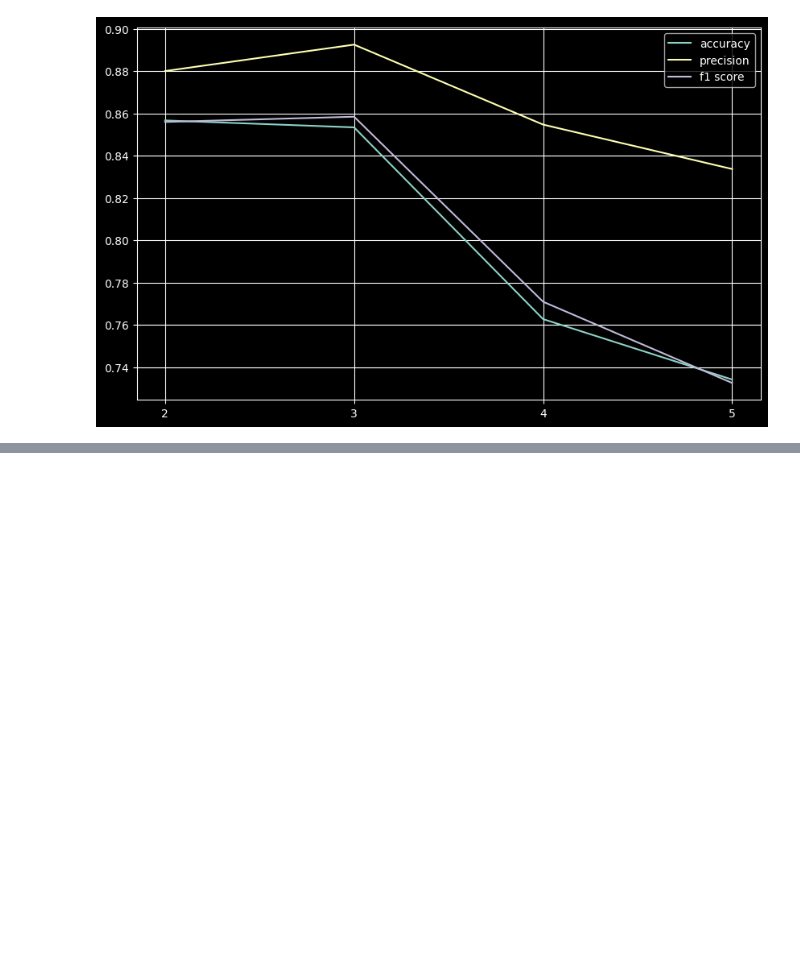
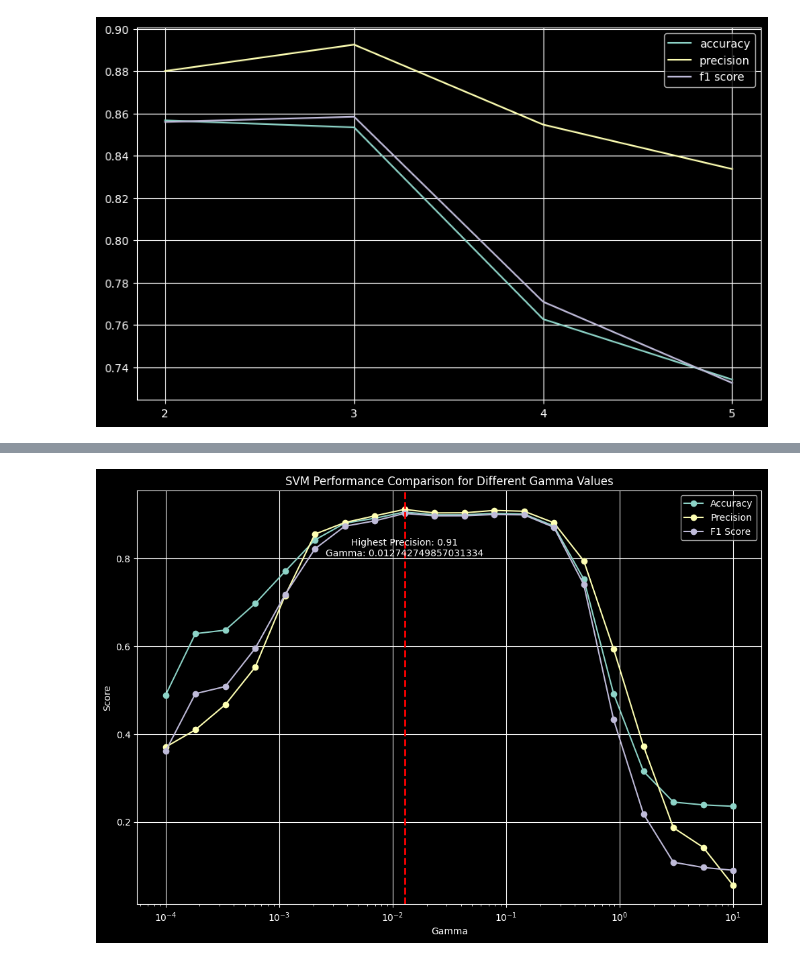
Before and after one commit to VDdotexe/Weekend_Scratching, a Jupyter notebook: case_studies/SVM.ipynb, the cells around one changed output, grey strips where cells are left out. Saved outputs shown, nothing was run; the diff lists cells and outputs as text; code cells hidden in the pictures; blank space fills up the shorter version.

```diff
--- a/case_studies/SVM.ipynb
+++ b/case_studies/SVM.ipynb
@@ -371,0 +419,46 @@ plt.grid(True)
+# %%
+cv = StratifiedKFold(n_splits= 5, shuffle= True, random_state= 42)
+
+gamma_values= np.logspace(-4,1, 20)
+accuracies= []
+precisions = []
+f1_scores = []
+
+for gamma in gamma_values:
+    svm_rbf= SVC(kernel= 'rbf', gamma= gamma, random_state= 10)
+
+    accuracy= np.mean(cross_val_score(svm_rbf, x_train_scaled, y_train, cv= cv, scoring= 'accuracy'))
+    precision= np.mean(cross_val_score(svm_rbf, x_train_scaled, y_train, cv= cv, scoring= 'precision_weighted'))
+    f1= np.mean(cross_val_score(svm_rbf, x_train_scaled, y_train, cv= cv, scoring= 'f1_weighted'))
+
+    accuracies.append(accuracy)
+    precisions.append(precision)
+    f1_scores.append(f1)
+# %%
+# Find the index and value of the highest precision
+max_precision_index = np.argmax(precisions)
+max_precision_value = precisions[max_precision_index]
+max_precision_gamma = gamma_values[max_precision_index]
+
+# Plotting the results
+plt.figure(figsize=(12, 8))
+plt.plot(gamma_values, accuracies, label='Accuracy', marker='o')
+plt.plot(gamma_values, precisions, label='Precision', marker='o')
+plt.plot(gamma_values, f1_scores, label='F1 Score', marker='o')
+
+# Highlighting the point with highest precision
+plt.scatter(max_precision_gamma, max_precision_value, color='red')  # point
+plt.axvline(x=max_precision_gamma, color='r', linestyle='--', lw=2)  # vertical line
+plt.annotate(f'Highest Precision: {max_precision_value:.2f}\nGamma: {max_precision_gamma}',
+             (max_precision_gamma, max_precision_value),
+             textcoords="offset points", xytext=(0,-50), ha='center')
+
+plt.xlabel('Gamma')
+plt.ylabel('Score')
+plt.title('SVM Performance Comparison for Different Gamma Values')
+plt.xscale('log')  # Using logarithmic scale for gamma values
+plt.legend()
+plt.grid(True)
+plt.show()
+# %% [output]
+[figure, added]
```
Also changed, not shown: parts of 5 cells of this notebook.
